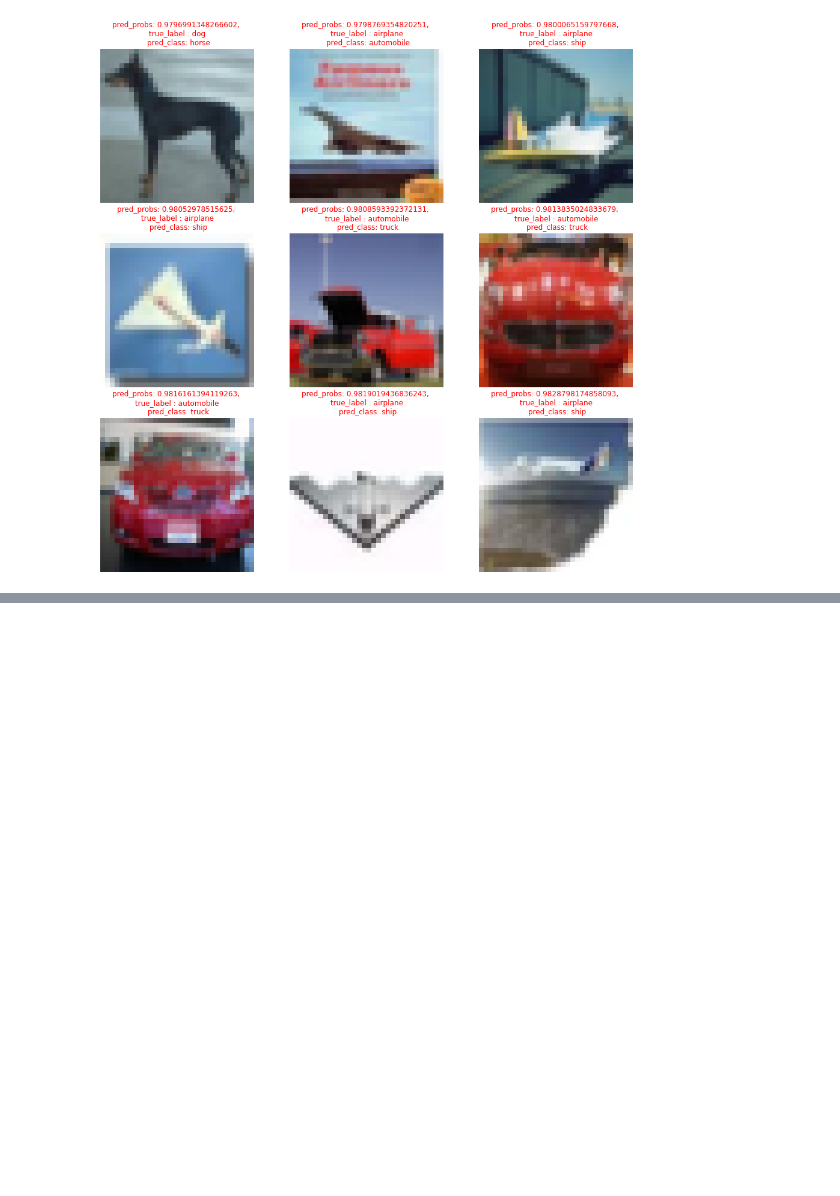
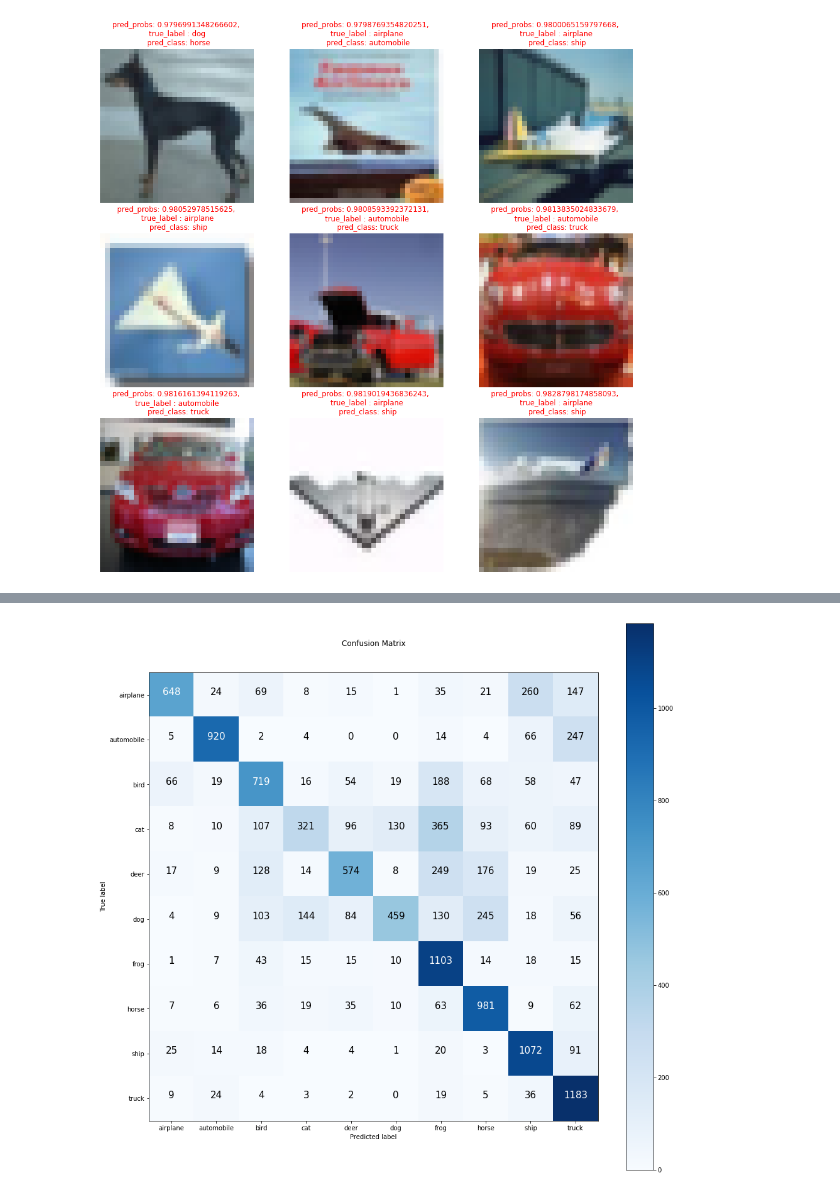
Before and after one commit to ngcheeyuan/Classification_projects, a Jupyter notebook: cifar10_classification_with_tensorflow.ipynb, the cells around one changed output, grey strips where cells are left out. Cells and saved outputs as stored; diff of their text form; code cells hidden in the pictures; blank space fills up the shorter version.

```diff
--- a/cifar10_classification_with_tensorflow.ipynb
+++ b/cifar10_classification_with_tensorflow.ipynb
@@ -673,0 +859,4 @@ for index,row in enumerate(top_100_wrong_predictions[random_index:random_index+9
+# %%
+make_confusion_matrix(y_true = val_labels, y_pred = preds, classes= classnames, figsize=(16, 16), text_size=15, norm=False, savefig=False)
+# %% [output]
+[figure, added]
```
Also changed, not shown: parts of 15 cells of this notebook.
